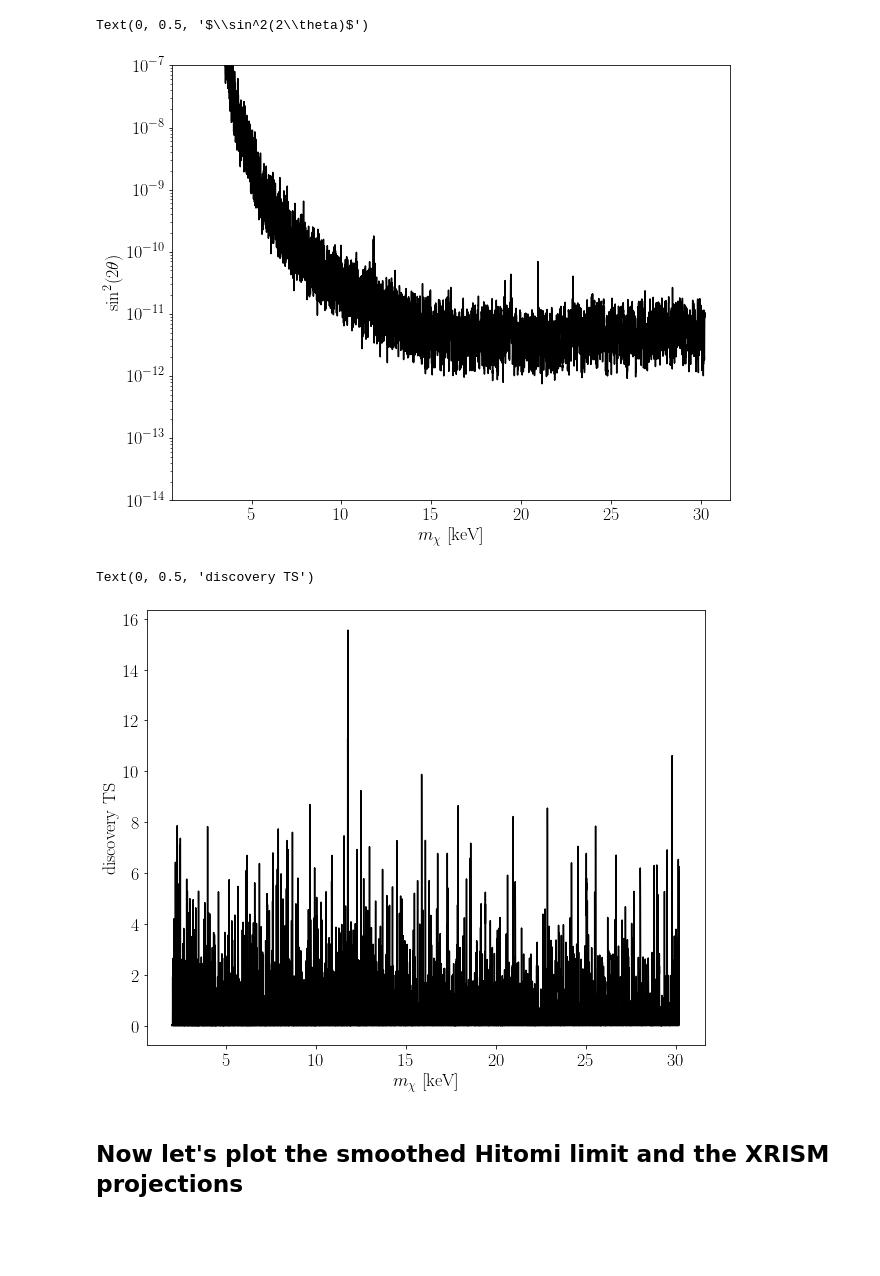
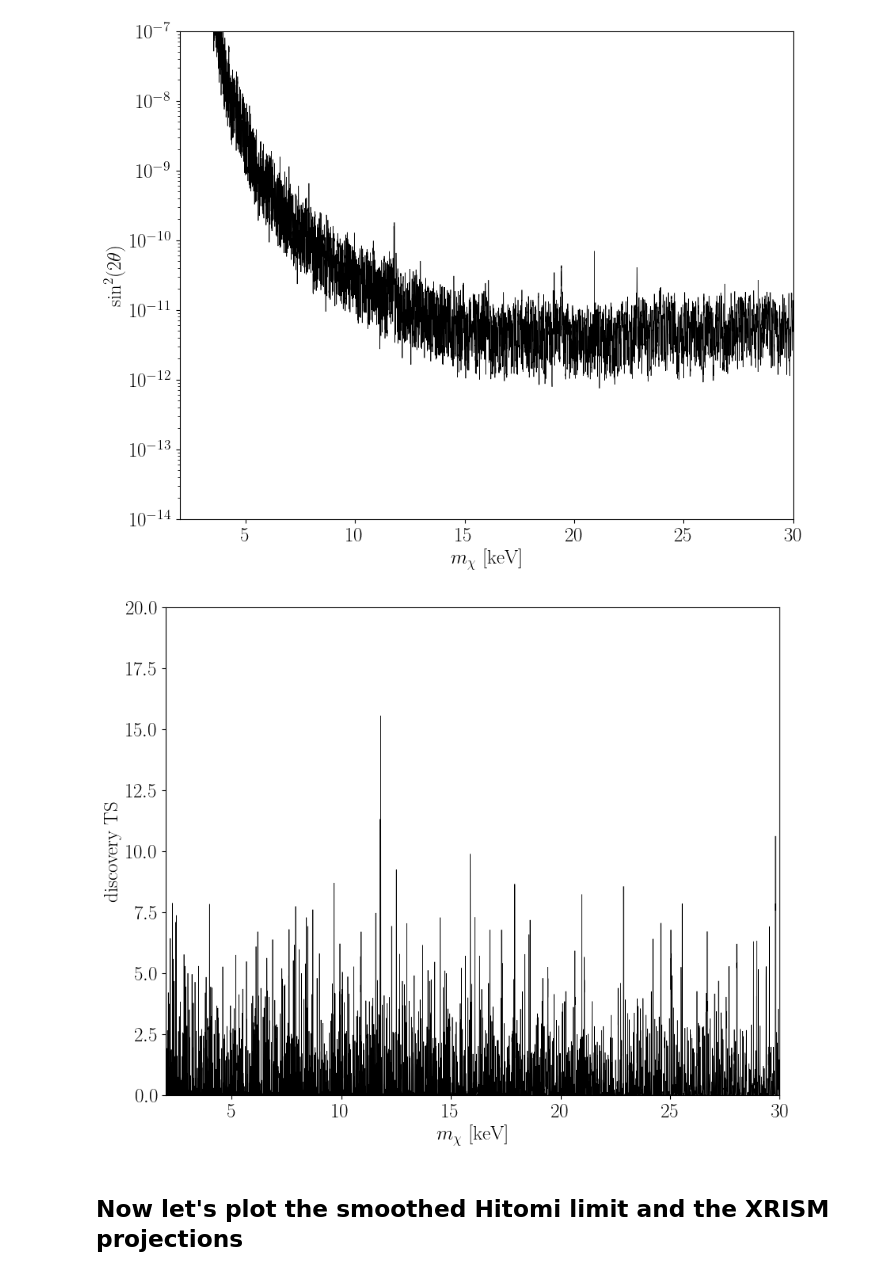
Before and after one commit to bsafdi/Hitomi_BSO_for_DM, a Jupyter notebook: illustrate_data.ipynb, the cells around one changed output. Cells and saved outputs as stored; diff of their text form; code cells hidden in the pictures; blank space fills up the shorter version.

Commit message:
Updated the data illustration

```diff
--- a/illustrate_data.ipynb
+++ b/illustrate_data.ipynb
@@ -14,32 +16,32 @@ data_dir = "./data/"
 # %%
-masses_hitomi=np.load(data_dir + "masses_hitomi.npy")
-TS_arr_hitomi=np.load(data_dir + "TS_arr_hitomi.npy")
-UL_power_hitomi=np.load(data_dir + "UL_power_hitomi.npy")
+masses_hitomi=np.load("./data/masses_hitomi.npy")
+TS_arr_hitomi=np.load("./data/TS_arr_hitomi.npy")
+UL_power_hitomi=np.load("./data/UL_power_hitomi.npy")
 # %%
 plt.figure(figsize=(10,8))
-plt.plot(masses_hitomi,UL_power_hitomi,'k-')
+plt.plot(masses_hitomi,UL_power_hitomi,'k-',lw=0.5)
+plt.xlim(2.,30.)
 plt.yscale('log')
 plt.ylim(1e-14,1e-7)
-
-plt.xticks(fontsize=18);
-plt.yticks(fontsize=18);
+plt.xticks(fontsize=18)
+plt.yticks(fontsize=18)
 plt.xlabel(r"$m_\chi$ [keV]",fontsize=18)
 plt.ylabel(r"$\sin^2(2\theta)$",fontsize=18)
+plt.show()
 # %% [output]
-Text(0, 0.5, '$\\sin^2(2\\theta)$')
-[figure, old version]
+[figure, new version]
 # %%
 plt.figure(figsize=(10,8))
-plt.plot(masses_hitomi,TS_arr_hitomi,'k-')
-
-
-plt.xticks(fontsize=18);
-plt.yticks(fontsize=18);
+plt.plot(masses_hitomi,TS_arr_hitomi,'k-',lw=0.5)
+plt.xlim(2.,30.)
+plt.ylim(0.,20.)
+plt.xticks(fontsize=18)
+plt.yticks(fontsize=18)
 plt.xlabel(r"$m_\chi$ [keV]",fontsize=18)
 plt.ylabel(r"discovery TS",fontsize=18)
+plt.show()
 # %% [output]
-Text(0, 0.5, 'discovery TS')
-[figure, old version]
+[figure, new version]
 # %% [markdown]
 ## Now let's plot the smoothed Hitomi limit and the XRISM projections
 # %%
```
Also changed, not shown: parts of 8 cells of this notebook.
